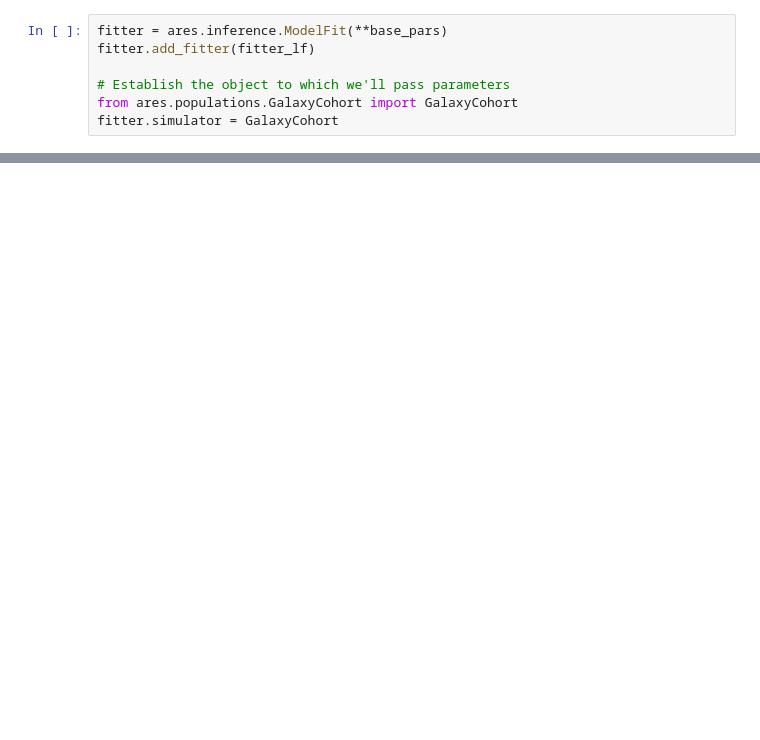
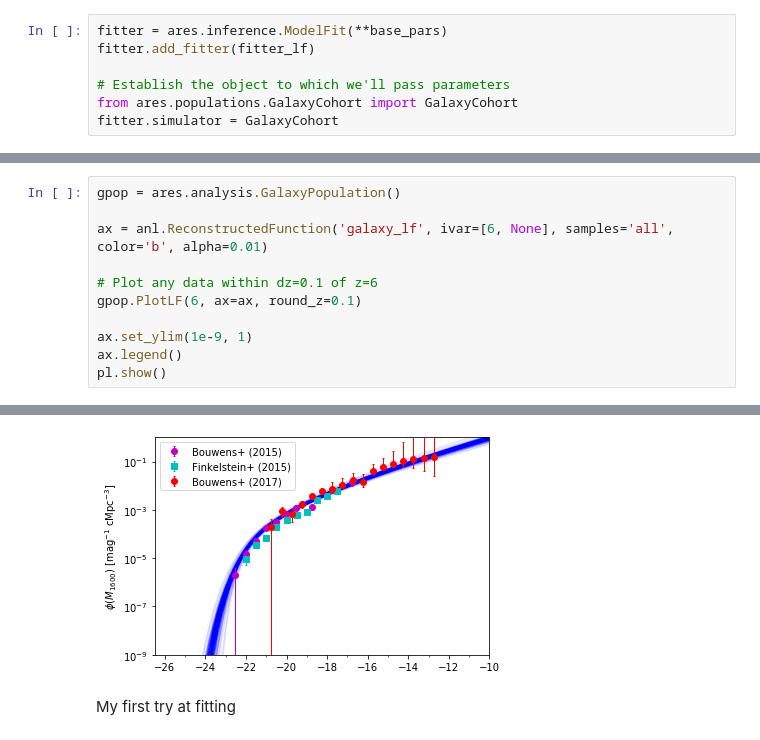
Before and after one commit to eklem1/GalaxySim, a Jupyter notebook: FirstFits.ipynb, the cells around one changed output, grey strips where cells are left out. Cells and saved outputs as stored; diff of their text form; blank space fills up the shorter version.

Commit message:
Got my first fit of hod model

```diff
--- a/FirstFits.ipynb
+++ b/FirstFits.ipynb
@@ -149,0 +145,12 @@ ax.set_yscale('log')
+# %%
+gpop = ares.analysis.GalaxyPopulation()
+
+ax = anl.ReconstructedFunction('galaxy_lf', ivar=[6, None], samples='all', color='b', alpha=0.01)
+
+# Plot any data within dz=0.1 of z=6
+gpop.PlotLF(6, ax=ax, round_z=0.1)
+
+ax.set_ylim(1e-9, 1)
+ax.legend()
+pl.show()
+# %% [output]
@@ -149,0 +158,3 @@ ax.set_yscale('log')
+[figure, added]
+# %% [markdown]
+My first try at fitting
```
Also changed, not shown: parts of 18 cells of this notebook, 2 other files.
